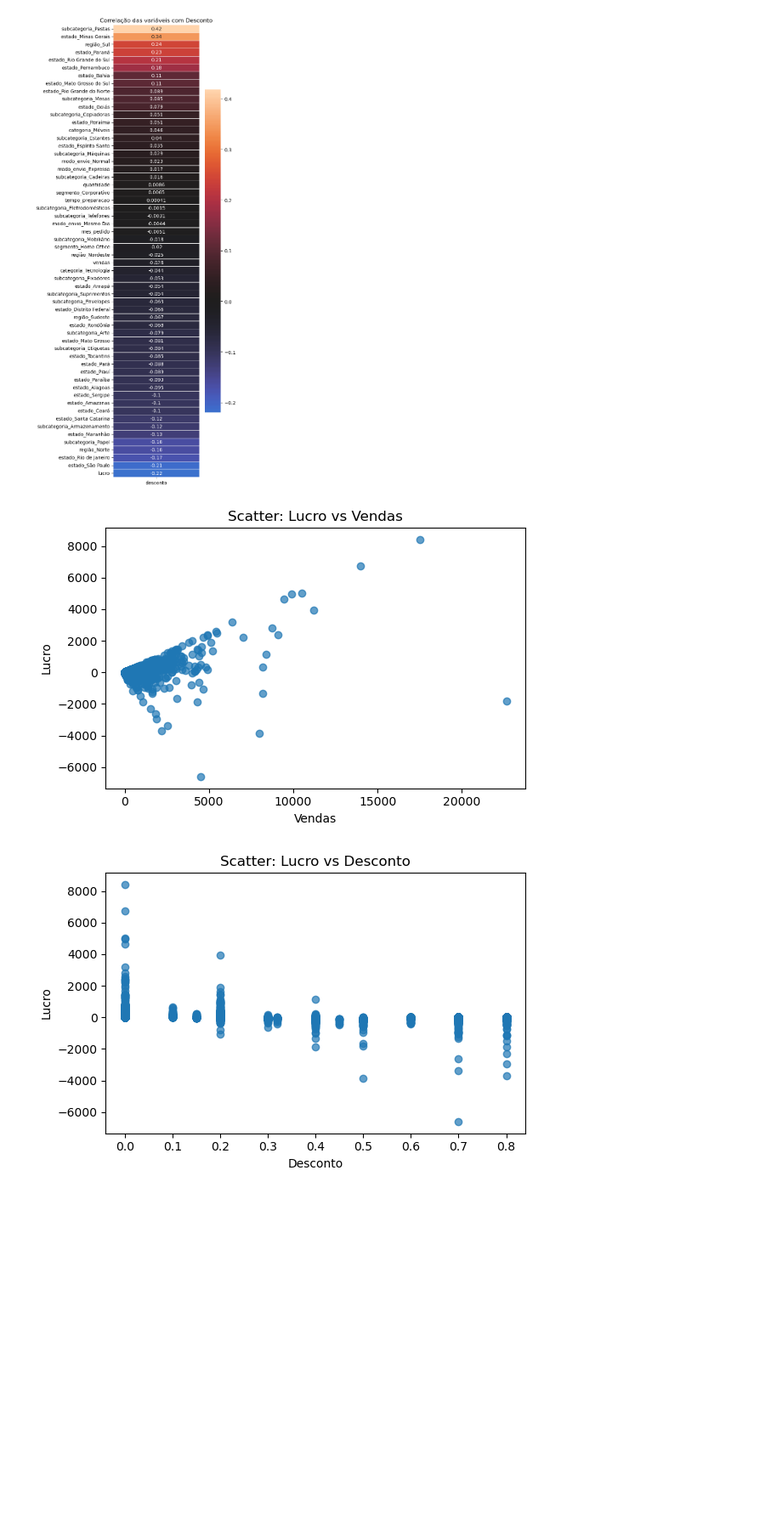
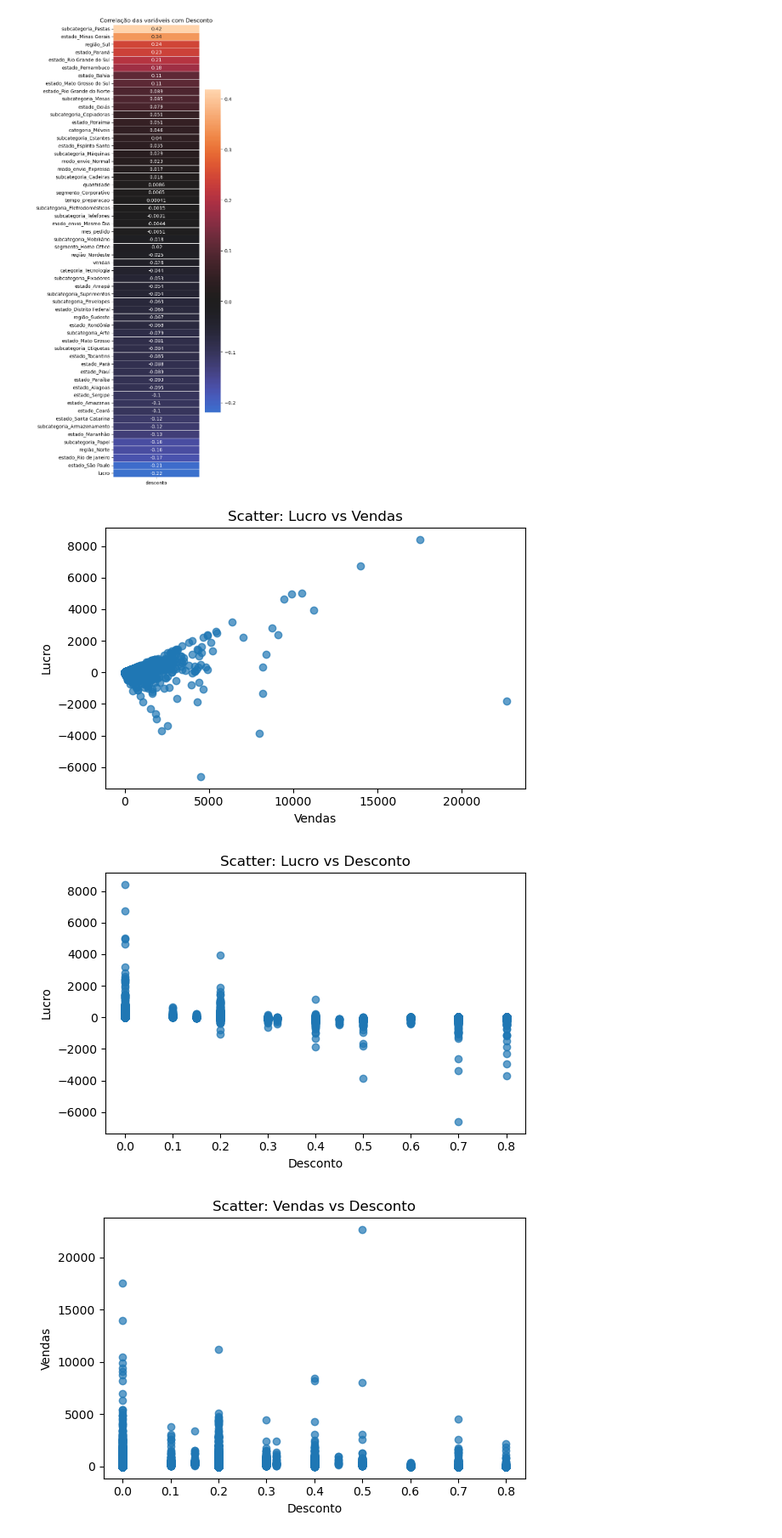
Before and after one commit to PedroMRegis/analise-dados_ijr, a Jupyter notebook: analise_R-Amaral-Office/analise-de-dados.ipynb, the cells around one changed output. Shown at 85% size. Saved outputs shown, nothing was run; the diff lists cells and outputs as text; code cells hidden in the pictures; blank space fills up the shorter version.

```diff
--- a/analise_R-Amaral-Office/analise-de-dados.ipynb
+++ b/analise_R-Amaral-Office/analise-de-dados.ipynb
@@ -426,20 +434,29 @@ plt.show()
 # %%
 plt.figure(figsize=(6, 4))
 plt.scatter(df_R_amaral['vendas'], df_R_amaral['lucro'], alpha=0.7)
 plt.xlabel('Vendas')
 plt.ylabel('Lucro')
 plt.title('Scatter: Lucro vs Vendas')
 plt.tight_layout()
 plt.show()
 
 
 plt.figure(figsize=(6, 4))
 plt.scatter(df_R_amaral['desconto'], df_R_amaral['lucro'], alpha=0.7)
 plt.xlabel('Desconto')
 plt.ylabel('Lucro')
 plt.title('Scatter: Lucro vs Desconto')
 plt.tight_layout()
 plt.show()
+
+plt.figure(figsize=(6, 4))
+plt.scatter(df_R_amaral['desconto'], df_R_amaral['vendas'], alpha=0.7)
+plt.xlabel('Desconto')
+plt.ylabel('Vendas')
+plt.title('Scatter: Vendas vs Desconto')
+plt.tight_layout()
+plt.show()
 # %% [output]
 [figure]
 [figure]
+[figure, added]
```
Also changed, not shown: parts of 2 cells of this notebook.
